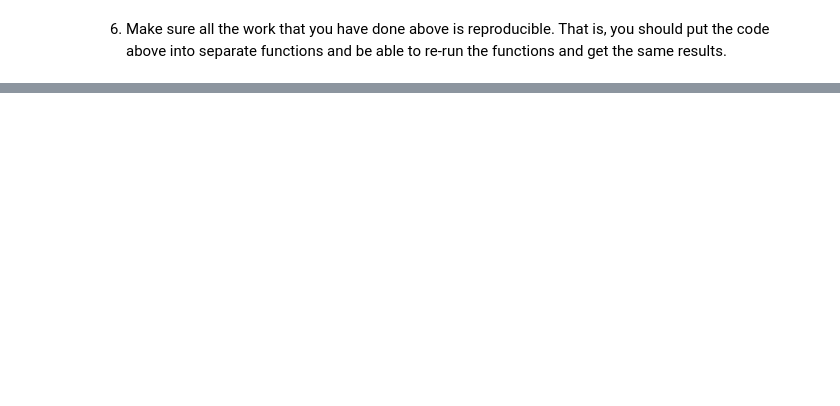
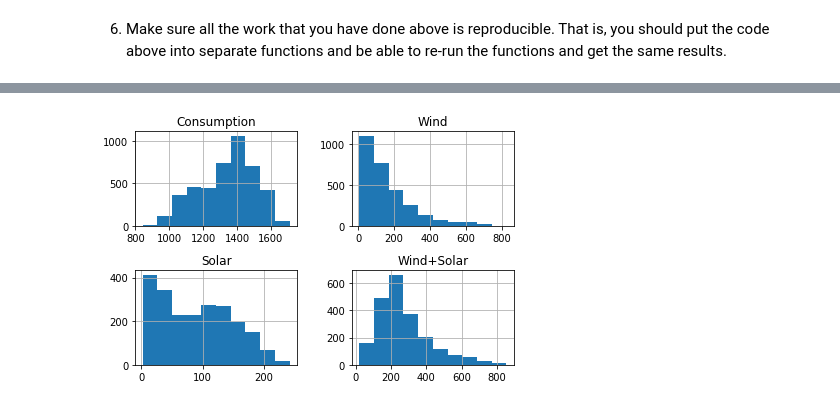
Before and after one commit to Brandon-Martinez27/time-series-exercises, a Jupyter notebook: prepare.ipynb, the cells around one changed output, grey strips where cells are left out. Drawn from its saved outputs; the diff is of its cells as text; code cells hidden in the pictures; blank space fills up the shorter version.

```diff
--- a/prepare.ipynb
+++ b/prepare.ipynb
@@ -59,0 +252,4 @@ Using the OPS data acquired in the Acquire exercises `opsd_germany_daily.csv`, c
+# %%
+prepare.plot_ogd_dist()
+# %% [output]
+[figure, added]
```
Also changed, not shown: parts of 26 cells of this notebook, 1 other file.
